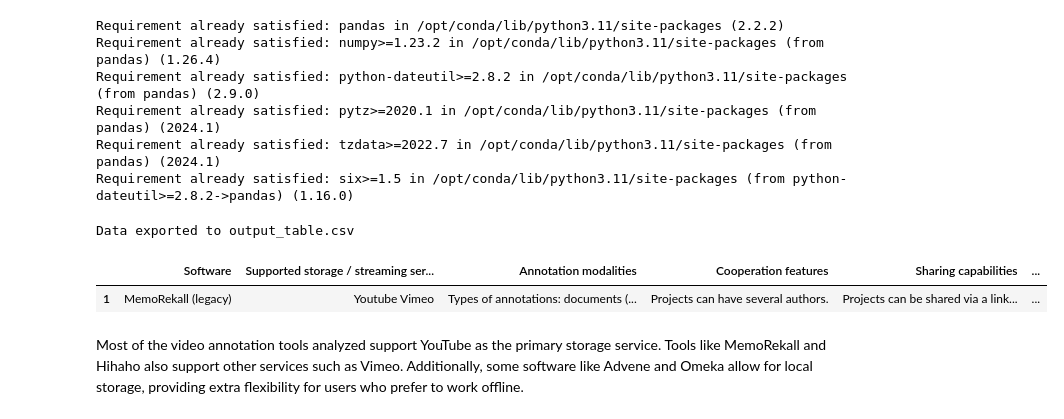
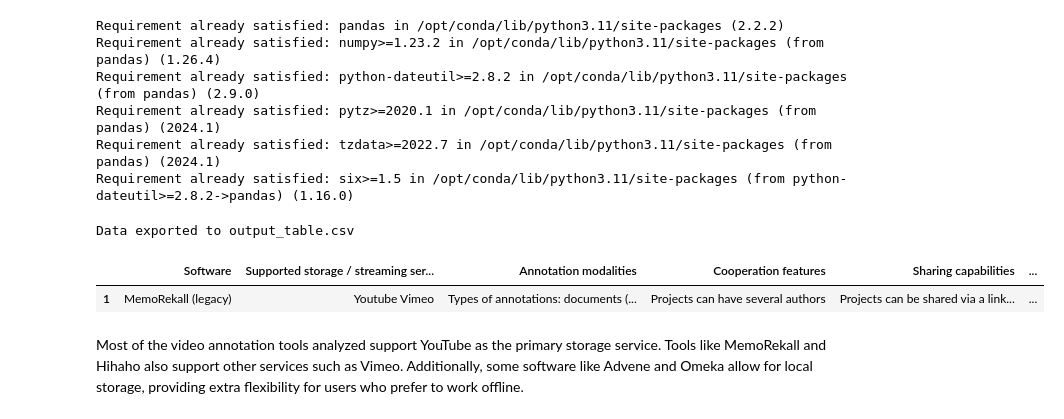
Before and after one commit to memerchik/8X2RX68Qavxr, a Jupyter notebook: article.ipynb, the cells around one changed output. Drawn from its saved outputs; the diff is of its cells as text; code cells hidden in the pictures.

```diff
--- a/article.ipynb
+++ b/article.ipynb
@@ -156,39 +156,39 @@ Data exported to output_table.csv
 import pandas as pd
 from IPython.display import HTML
 
 # Define the columns
 columns = [
     "Software", "Supported storage / streaming services",
     "Annotation modalities", "Cooperation features", "Sharing capabilities",
     "Interoperability", "Extensibility", "Local vs. online usage",
     "Business model", "Governance"
 ]
 
 # Define the data (rows), including lists and hyperlinks
 data = [
     ["<a href='https://website1.com'>MemoRekall</a> (legacy)",
      "<ul><li>Youtube</li><li>Vimeo</li></ul>",
      "Types of annotations: documents (pdf, image, etc); text; urls. Annotations have metadata, can control the speed of video playback",
-     "Projects can have several authors.",
-     "<ul><li>Projects can be shared via a link,</li> <li>embedded in a website,</li> <li>or saved to XML</li></ul>",
+     "Projects can have several authors",
+     "Projects can be <ul><li>shared via a link,</li> <li>embedded in a website,</li> <li>or saved to XML</li></ul>",
      "Projects exported as XML file.",
      "-",
-     "Online storage with HumaNum. XML files can be stored locally but no way of uploading downloaded XML files.",
-     "Open source, free to use. Account required.",
-     "Project led by Clarisse Bardiot, Université Rennes 2."],
+     "<ul><li>Online storage with HumaNum</li> <li>XML files can be stored locally</li> <li>no way of uploading downloaded XML files</li></ul>",
+     "<ul><li>Open source, free to use</li> Account required",
+     "Project led by Clarisse Bardiot, Université Rennes 2"],
 ]
 
 # Create the DataFrame
 df = pd.DataFrame(data, columns=columns)
 
 # Reindex to start from 1
 df.index = df.index + 1
 
 # Display the DataFrame with formatted HTML (to keep links clickable and lists working)
 HTML(df.to_html(escape=False))
 # %% [output]
 |  | Software | Supported storage / streaming ser... | Annotation modalities | Cooperation features | Sharing capabilities | ... |
-| 1 | MemoRekall (legacy) | Youtube Vimeo | Types of annotations: documents (... | Projects can have several authors. | Projects can be shared via a link... | ... |
+| 1 | MemoRekall (legacy) | Youtube Vimeo | Types of annotations: documents (... | Projects can have several authors | Projects can be shared via a link... | ... |
 # %% [markdown]
 Most of the video annotation tools analyzed support YouTube as the primary storage service. Tools like MemoRekall and Hihaho also support other services such as Vimeo. Additionally, some software like Advene and Omeka allow for local storage, providing extra flexibility for users who prefer to work offline.
 # %% [markdown]
```
